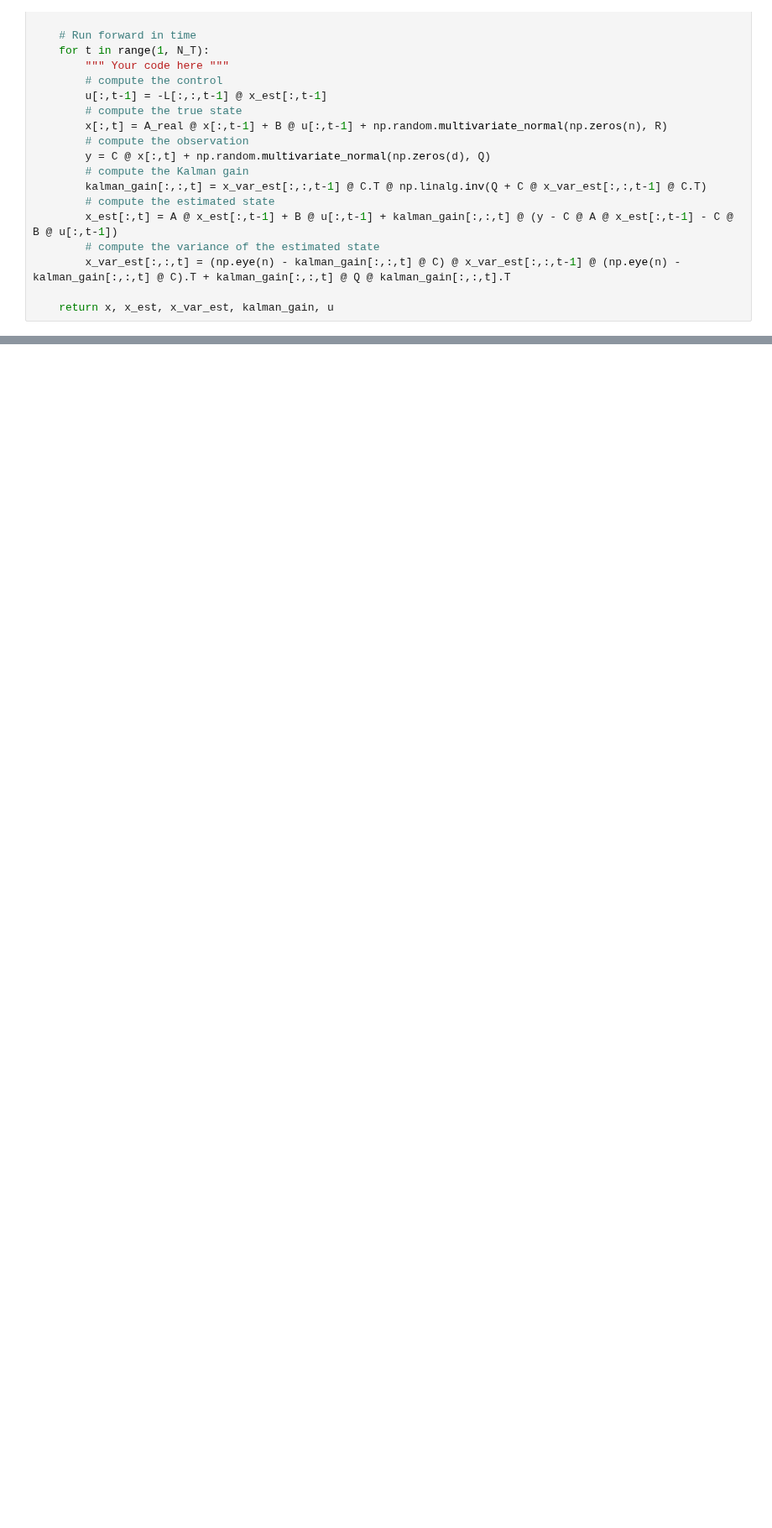
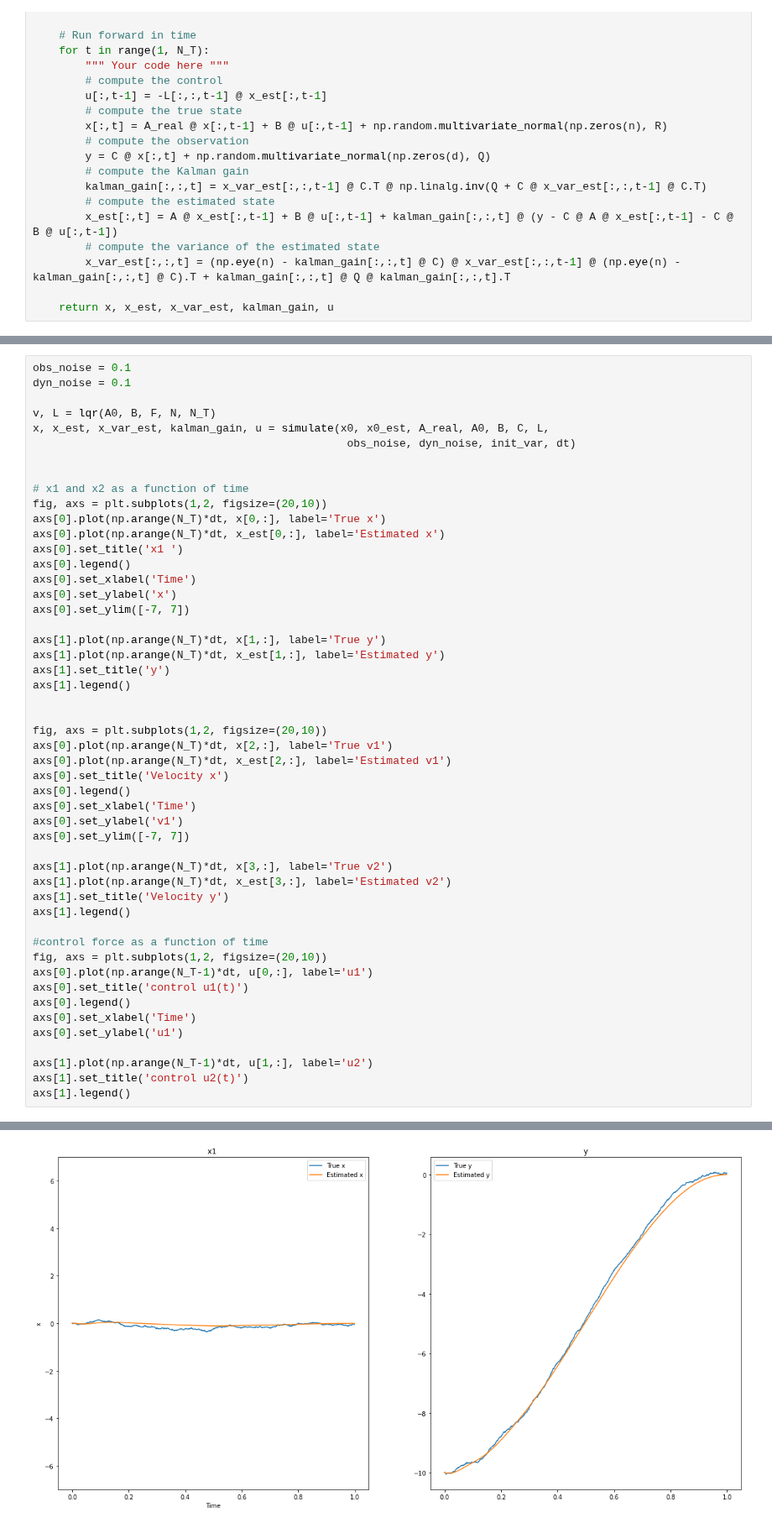
Before and after one commit to Erfan7bt/MHBF, a Jupyter notebook: AT-motor control II/lqr_skeleton.ipynb, the cells around one changed output, grey strips where cells are left out. Shown at 84% size. Saved outputs shown, nothing was run; the diff lists cells and outputs as text; blank space fills up the shorter version.

```diff
--- a/AT-motor control II/lqr_skeleton.ipynb
+++ b/AT-motor control II/lqr_skeleton.ipynb
@@ -142,0 +147,51 @@ Text(0, 0.5, 'velocity')
+# %%
+obs_noise = 0.1
+dyn_noise = 0.1
+
+v, L = lqr(A0, B, F, N, N_T)
+x, x_est, x_var_est, kalman_gain, u = simulate(x0, x0_est, A_real, A0, B, C, L,
+                                                obs_noise, dyn_noise, init_var, dt)
+
+
+# x1 and x2 as a function of time
+fig, axs = plt.subplots(1,2, figsize=(20,10))
+axs[0].plot(np.arange(N_T)*dt, x[0,:], label='True x')
+axs[0].plot(np.arange(N_T)*dt, x_est[0,:], label='Estimated x')
+axs[0].set_title('x1 ')
+axs[0].legend()
+axs[0].set_xlabel('Time')
+axs[0].set_ylabel('x')
+axs[0].set_ylim([-7, 7])
+
+axs[1].plot(np.arange(N_T)*dt, x[1,:], label='True y')
+axs[1].plot(np.arange(N_T)*dt, x_est[1,:], label='Estimated y')
+axs[1].set_title('y')
+axs[1].legend()
+
+
+fig, axs = plt.subplots(1,2, figsize=(20,10))
+axs[0].plot(np.arange(N_T)*dt, x[2,:], label='True v1')
+axs[0].plot(np.arange(N_T)*dt, x_est[2,:], label='Estimated v1')
+axs[0].set_title('Velocity x')
+axs[0].legend()
+axs[0].set_xlabel('Time')
+axs[0].set_ylabel('v1')
+axs[0].set_ylim([-7, 7])
+
+axs[1].plot(np.arange(N_T)*dt, x[3,:], label='True v2')
+axs[1].plot(np.arange(N_T)*dt, x_est[3,:], label='Estimated v2')
+axs[1].set_title('Velocity y')
+axs[1].legend()
+
+#control force as a function of time
+fig, axs = plt.subplots(1,2, figsize=(20,10))
+axs[0].plot(np.arange(N_T-1)*dt, u[0,:], label='u1')
+axs[0].set_title('control u1(t)')
+axs[0].legend()
+axs[0].set_xlabel('Time')
+axs[0].set_ylabel('u1')
+
+axs[1].plot(np.arange(N_T-1)*dt, u[1,:], label='u2')
+axs[1].set_title('control u2(t)')
+axs[1].legend()
+# %% [output]
@@ -142,0 +199 @@ Text(0, 0.5, 'velocity')
+[figure, added]
```
Also changed, not shown: parts of 16 cells of this notebook.
